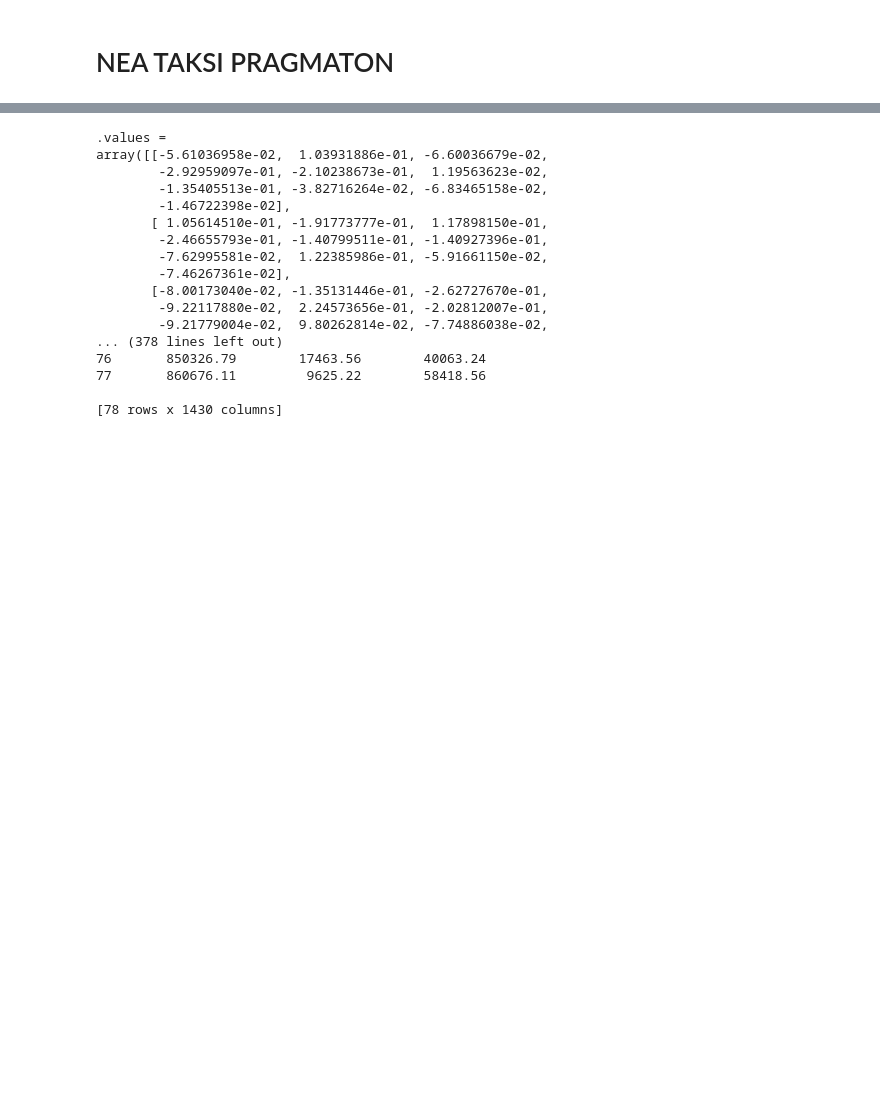
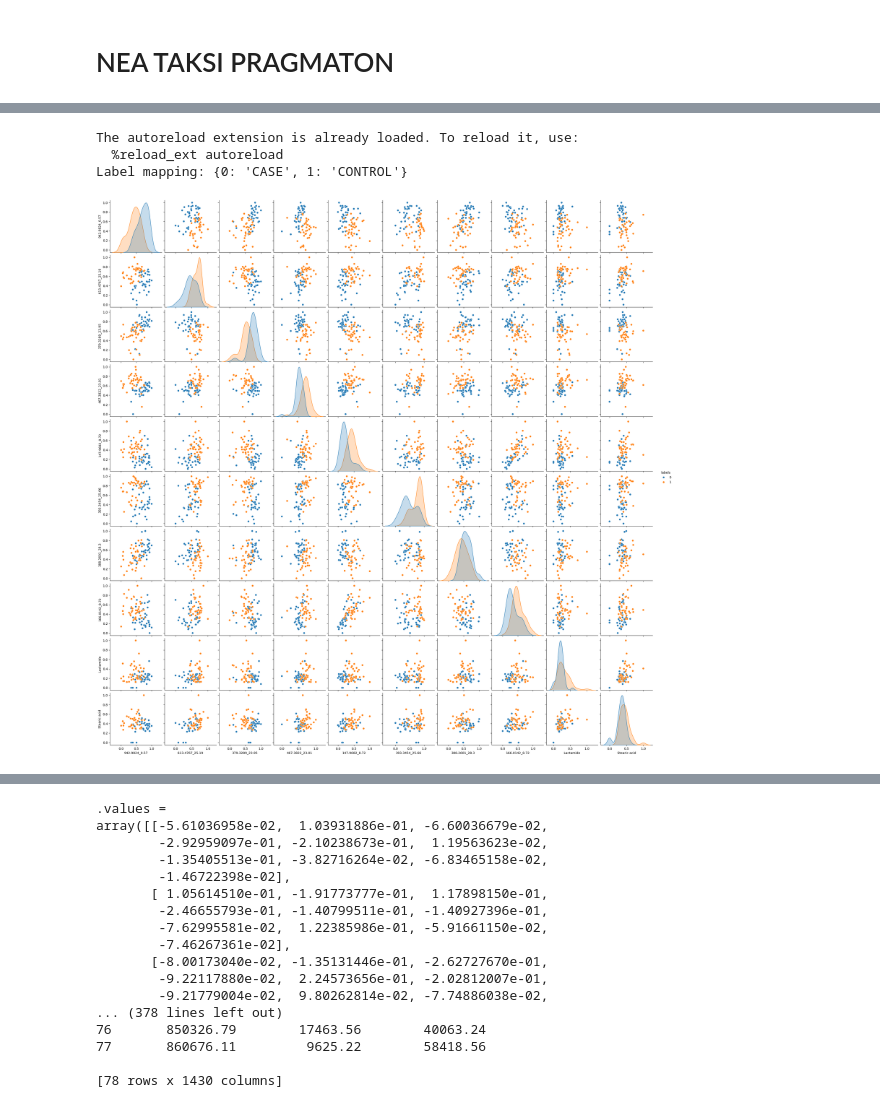
Before and after one commit to costasmexis/AI4META, a Jupyter notebook: test_pipeline.ipynb, the cells around one changed output, grey strips where cells are left out. Saved outputs shown, nothing was run; the diff lists cells and outputs as text; code cells hidden in the pictures; blank space fills up the shorter version.

```diff
--- a/test_pipeline.ipynb
+++ b/test_pipeline.ipynb
@@ -4,6 +4,7 @@
 from src.models.mlselection import MLSelector
 from src.models.mlestimator import MachineLearningEstimator
 from src.models.mlexplain import MLExplainer
+from src.data.exploration import DataExplorer
 
 %load_ext autoreload
 %autoreload 2
@@ -38,4 +39,7 @@ features_set = [
         'Stearic acid'
     ]
 ]
+
+mle = DataExplorer(label[1], csv_dir[1])
+mle.pairplots_function(features_names=features_set[1])
 # %% [output]
@@ -43 +46,5 @@ features_set = [
+The autoreload extension is already loaded. To reload it, use:
+  %reload_ext autoreload
+Label mapping: {0: 'CASE', 1: 'CONTROL'}
+[figure, added]
 # %%
```
Also changed, not shown: parts of 2 cells of this notebook, 4 other files.
